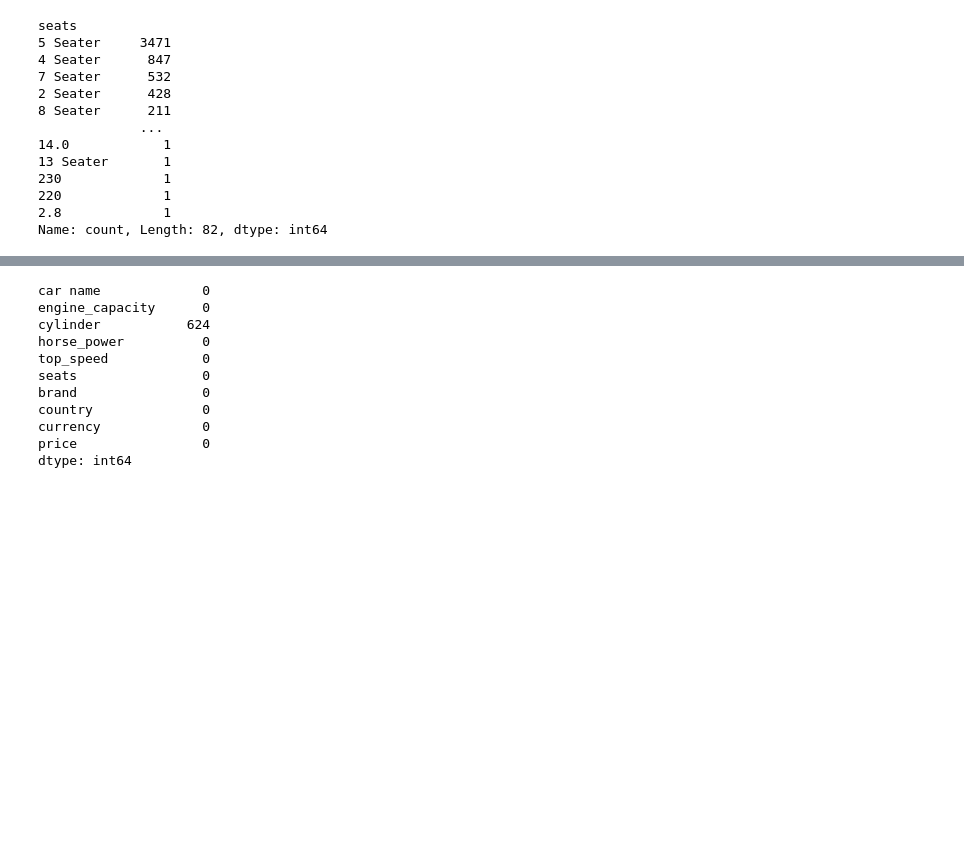
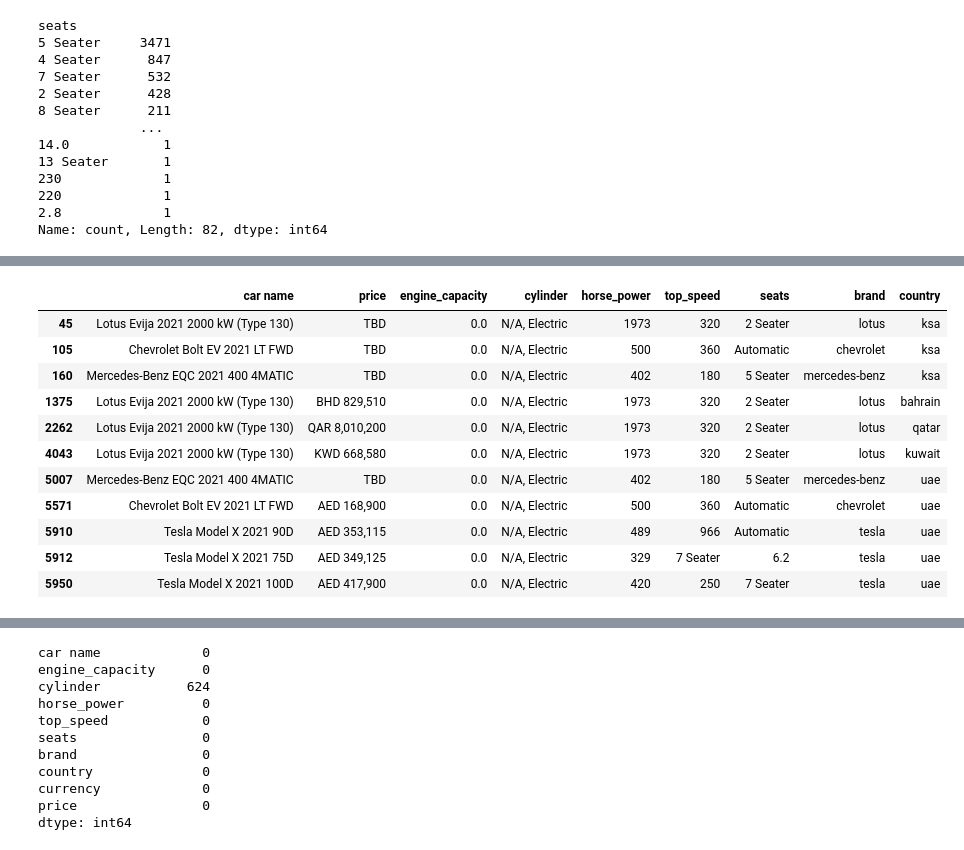
Before and after one commit to yazan6546/Regression-Analysis-and-Model-Selection, a Jupyter notebook: main.ipynb, the cells around one changed output, grey strips where cells are left out. Cells and saved outputs as stored; diff of their text form; code cells hidden in the pictures; blank space fills up the shorter version.

```diff
--- a/main.ipynb
+++ b/main.ipynb
@@ -32,3 +89,18 @@ Name: count, Length: 82, dtype: int64
+# %%
+df[df['cylinder'] == 'N/A, Electric']
+# %% [output]
+|  | car name | price | engine_capacity | cylinder | horse_power | top_speed | seats | brand | country |
+| 45 | Lotus Evija 2021 2000 kW (Type 130) | TBD | 0.0 | N/A, Electric | 1973 | 320 | 2 Seater | lotus | ksa |
+| 105 | Chevrolet Bolt EV 2021 LT FWD | TBD | 0.0 | N/A, Electric | 500 | 360 | Automatic | chevrolet | ksa |
+| 160 | Mercedes-Benz EQC 2021 400 4MATIC | TBD | 0.0 | N/A, Electric | 402 | 180 | 5 Seater | mercedes-benz | ksa |
+| 1375 | Lotus Evija 2021 2000 kW (Type 130) | BHD 829,510 | 0.0 | N/A, Electric | 1973 | 320 | 2 Seater | lotus | bahrain |
+| 2262 | Lotus Evija 2021 2000 kW (Type 130) | QAR 8,010,200 | 0.0 | N/A, Electric | 1973 | 320 | 2 Seater | lotus | qatar |
+| 4043 | Lotus Evija 2021 2000 kW (Type 130) | KWD 668,580 | 0.0 | N/A, Electric | 1973 | 320 | 2 Seater | lotus | kuwait |
+| 5007 | Mercedes-Benz EQC 2021 400 4MATIC | TBD | 0.0 | N/A, Electric | 402 | 180 | 5 Seater | mercedes-benz | uae |
+| 5571 | Chevrolet Bolt EV 2021 LT FWD | AED 168,900 | 0.0 | N/A, Electric | 500 | 360 | Automatic | chevrolet | uae |
+| 5910 | Tesla Model X 2021 90D | AED 353,115 | 0.0 | N/A, Electric | 489 | 966 | Automatic | tesla | uae |
+| 5912 | Tesla Model X 2021 75D | AED 349,125 | 0.0 | N/A, Electric | 329 | 7 Seater | 6.2 | tesla | uae |
+| 5950 | Tesla Model X 2021 100D | AED 417,900 | 0.0 | N/A, Electric | 420 | 250 | 7 Seater | tesla | uae |
 # %%
 string_columns = df.select_dtypes(include=['object']).columns
 df[string_columns] = df[string_columns].apply(lambda x: x.str.strip())
```
Also changed, not shown: parts of 34 cells of this notebook.
